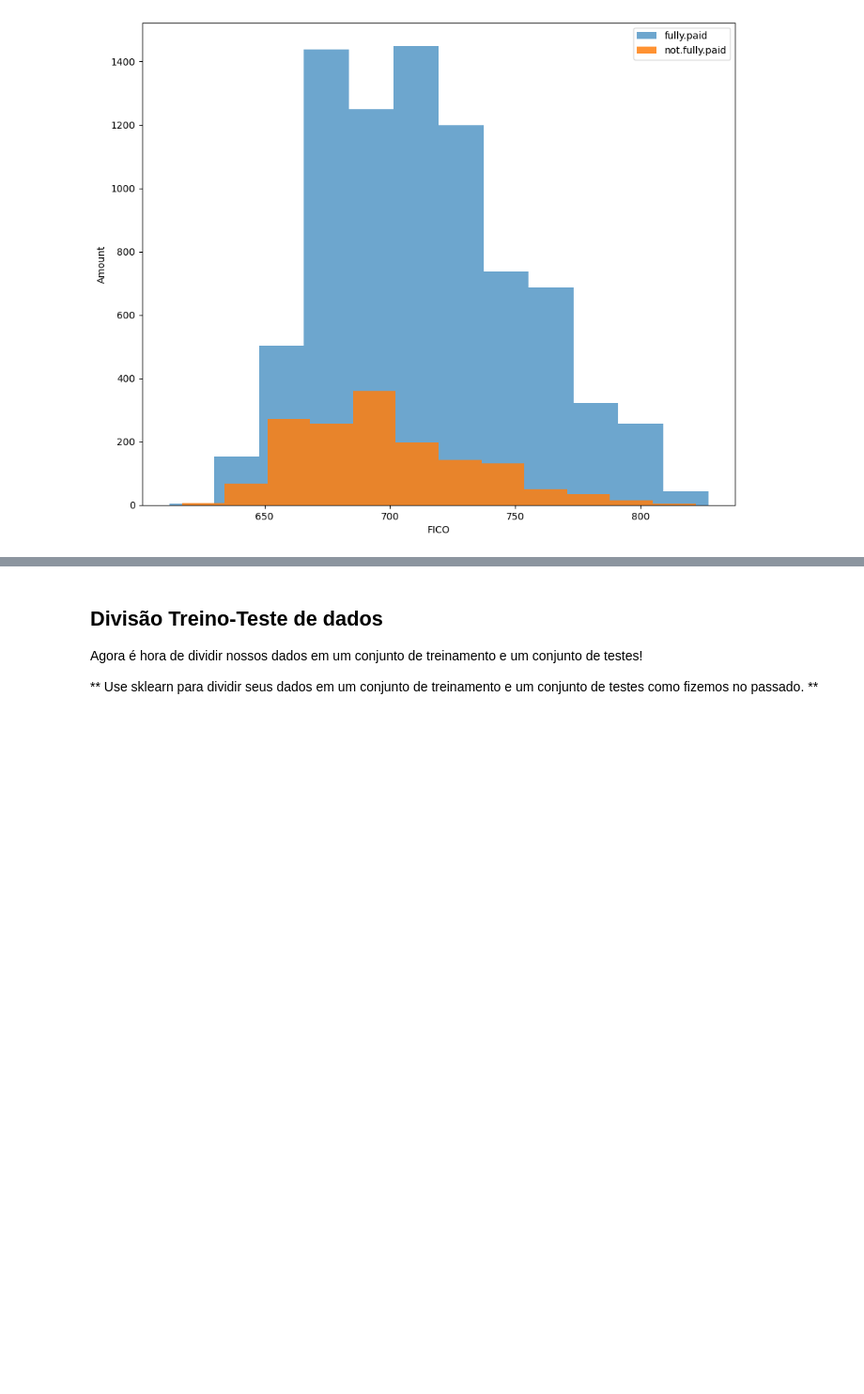
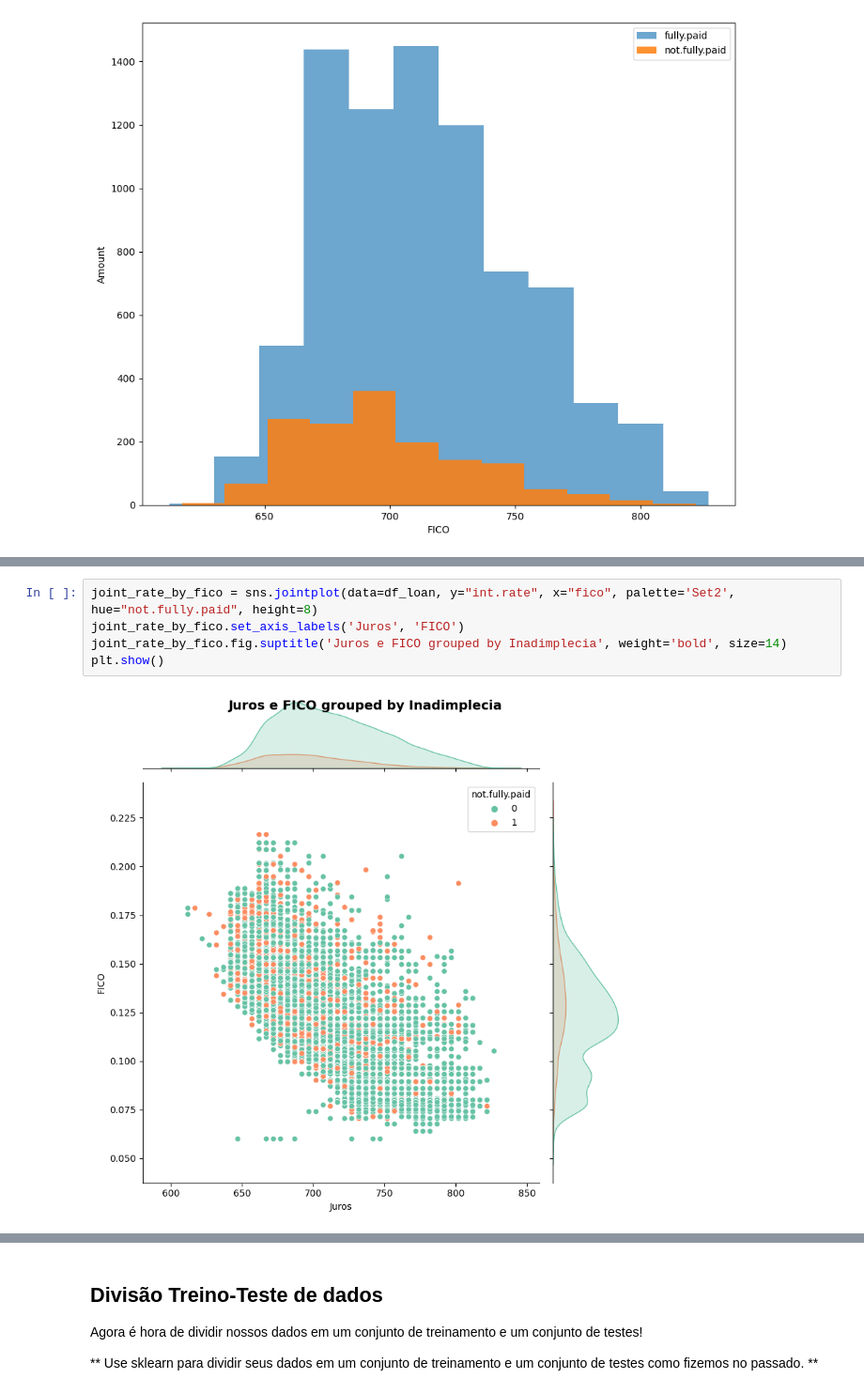
Before and after one commit to 7131HDMC/loan_risk, a Jupyter notebook: Projeto árvores de decisão e florestas aleatórias.ipynb, the cells around one changed output, grey strips where cells are left out. Shown: that part at 94% size. Cells and saved outputs as stored; diff of their text form; blank space fills up the shorter version.

```diff
--- a/Projeto árvores de decisão e florestas aleatórias.ipynb
+++ b/Projeto árvores de decisão e florestas aleatórias.ipynb
@@ -120,0 +114,7 @@ ax.legend()
+# %%
+joint_rate_by_fico = sns.jointplot(data=df_loan, y="int.rate", x="fico", palette='Set2', hue="not.fully.paid", height=8)
+joint_rate_by_fico.set_axis_labels('Juros', 'FICO')
+joint_rate_by_fico.fig.suptitle('Juros e FICO grouped by Inadimplecia', weight='bold', size=14)
+plt.show()
+# %% [output]
+[figure, added]
```
Also changed, not shown: parts of 18 cells of this notebook.
